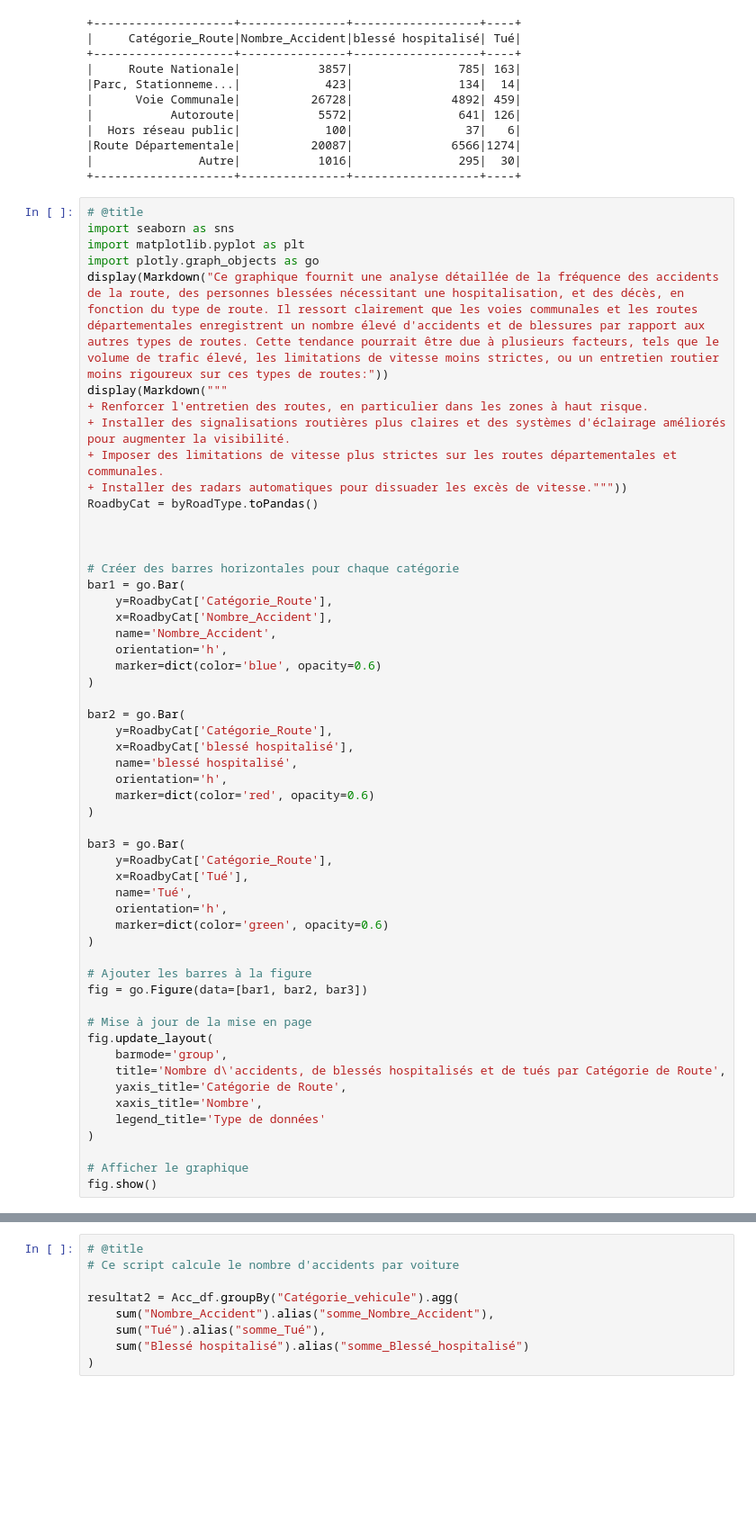
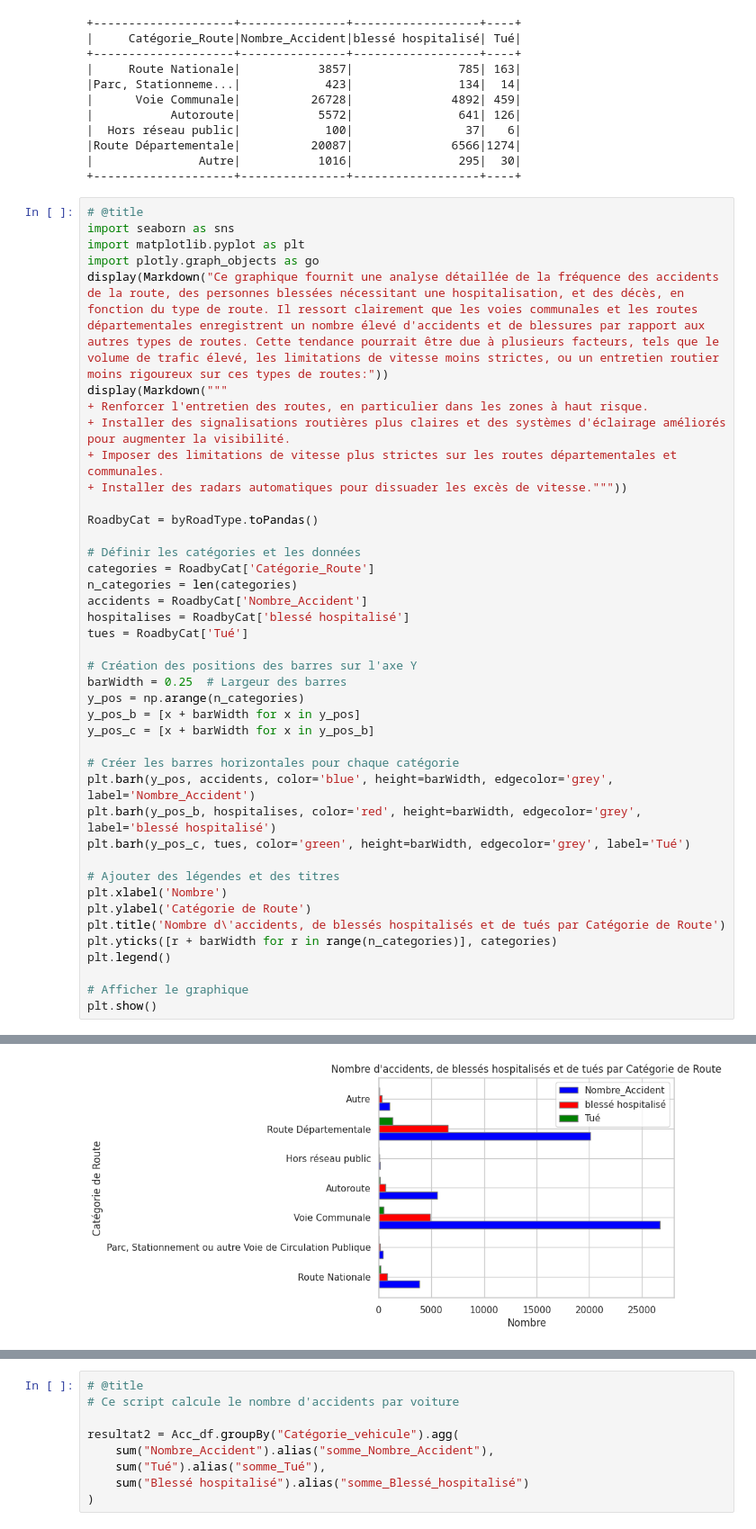
Before and after one commit to Chaanani/Analyse_Traffic_in_France, a Jupyter notebook: Analyse_Traffic_by_Spark.ipynb, the cells around one changed output, grey strips where cells are left out. Shown at 90% size. Cells and saved outputs as stored; diff of their text form; blank space fills up the shorter version.

```diff
--- a/Analyse_Traffic_by_Spark.ipynb
+++ b/Analyse_Traffic_by_Spark.ipynb
@@ -305,49 +332,36 @@ display(Markdown("""
 + Installer des signalisations routières plus claires et des systèmes d'éclairage améliorés pour augmenter la visibilité.
 + Imposer des limitations de vitesse plus strictes sur les routes départementales et communales.
 + Installer des radars automatiques pour dissuader les excès de vitesse."""))
+
 RoadbyCat = byRoadType.toPandas()
 
+# Définir les catégories et les données
+categories = RoadbyCat['Catégorie_Route']
+n_categories = len(categories)
+accidents = RoadbyCat['Nombre_Accident']
+hospitalises = RoadbyCat['blessé hospitalisé']
+tues = RoadbyCat['Tué']
 
+# Création des positions des barres sur l'axe Y
+barWidth = 0.25  # Largeur des barres
+y_pos = np.arange(n_categories)
+y_pos_b = [x + barWidth for x in y_pos]
+y_pos_c = [x + barWidth for x in y_pos_b]
 
-# Créer des barres horizontales pour chaque catégorie
-bar1 = go.Bar(
-    y=RoadbyCat['Catégorie_Route'],
-    x=RoadbyCat['Nombre_Accident'],
-    name='Nombre_Accident',
-    orientation='h',
-    marker=dict(color='blue', opacity=0.6)
-)
+# Créer les barres horizontales pour chaque catégorie
+plt.barh(y_pos, accidents, color='blue', height=barWidth, edgecolor='grey', label='Nombre_Accident')
+plt.barh(y_pos_b, hospitalises, color='red', height=barWidth, edgecolor='grey', label='blessé hospitalisé')
+plt.barh(y_pos_c, tues, color='green', height=barWidth, edgecolor='grey', label='Tué')
 
-bar2 = go.Bar(
-    y=RoadbyCat['Catégorie_Route'],
-    x=RoadbyCat['blessé hospitalisé'],
-    name='blessé hospitalisé',
-    orientation='h',
-    marker=dict(color='red', opacity=0.6)
-)
-
-bar3 = go.Bar(
-    y=RoadbyCat['Catégorie_Route'],
-    x=RoadbyCat['Tué'],
-    name='Tué',
-    orientation='h',
-    marker=dict(color='green', opacity=0.6)
-)
-
-# Ajouter les barres à la figure
-fig = go.Figure(data=[bar1, bar2, bar3])
-
-# Mise à jour de la mise en page
-fig.update_layout(
-    barmode='group',
-    title='Nombre d\'accidents, de blessés hospitalisés et de tués par Catégorie de Route',
-    yaxis_title='Catégorie de Route',
-    xaxis_title='Nombre',
-    legend_title='Type de données'
-)
+# Ajouter des légendes et des titres
+plt.xlabel('Nombre')
+plt.ylabel('Catégorie de Route')
+plt.title('Nombre d\'accidents, de blessés hospitalisés et de tués par Catégorie de Route')
+plt.yticks([r + barWidth for r in range(n_categories)], categories)
+plt.legend()
 
 # Afficher le graphique
-fig.show()
+plt.show()
 # %% [output]
 Ce graphique fournit une analyse détaillée de la fréquence des accidents de la route, des personnes blessées nécessitant une hospitalisation, et des décès, en fonction du type de route. Il ressort clairement que les voies communales et les routes départementales enregistrent un nombre élevé d'accidents et de blessures par rapport aux autres types de routes. Cette tendance pourrait être due à plusieurs facteurs, tels que le volume de trafic élevé, les limitations de vitesse moins strictes, ou un entretien routier moins rigoureux sur ces types de routes:
 
@@ -359 +372,2 @@ Ce graphique fournit une analyse détaillée de la fréquence des accidents de l
+[figure, added]
 # %%
```
Also changed, not shown: parts of 11 cells of this notebook.
